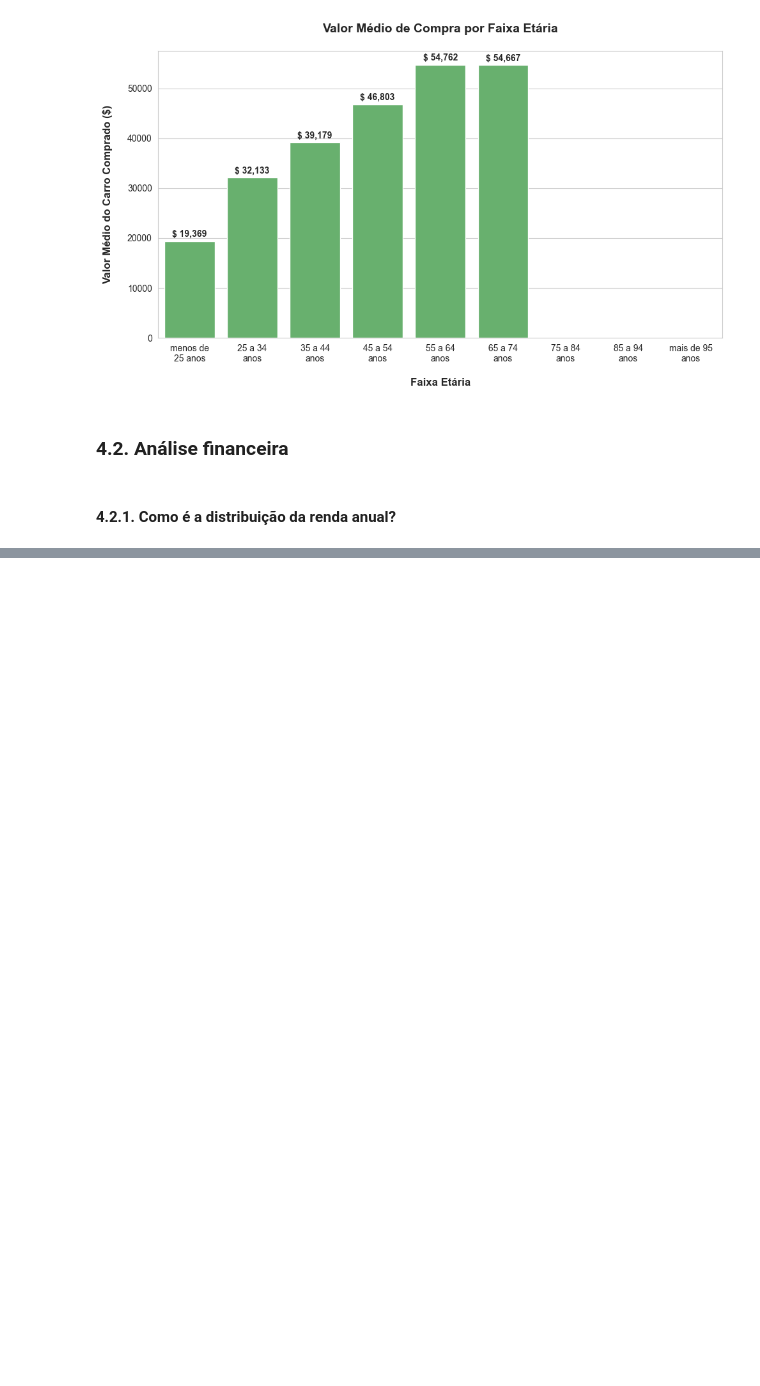
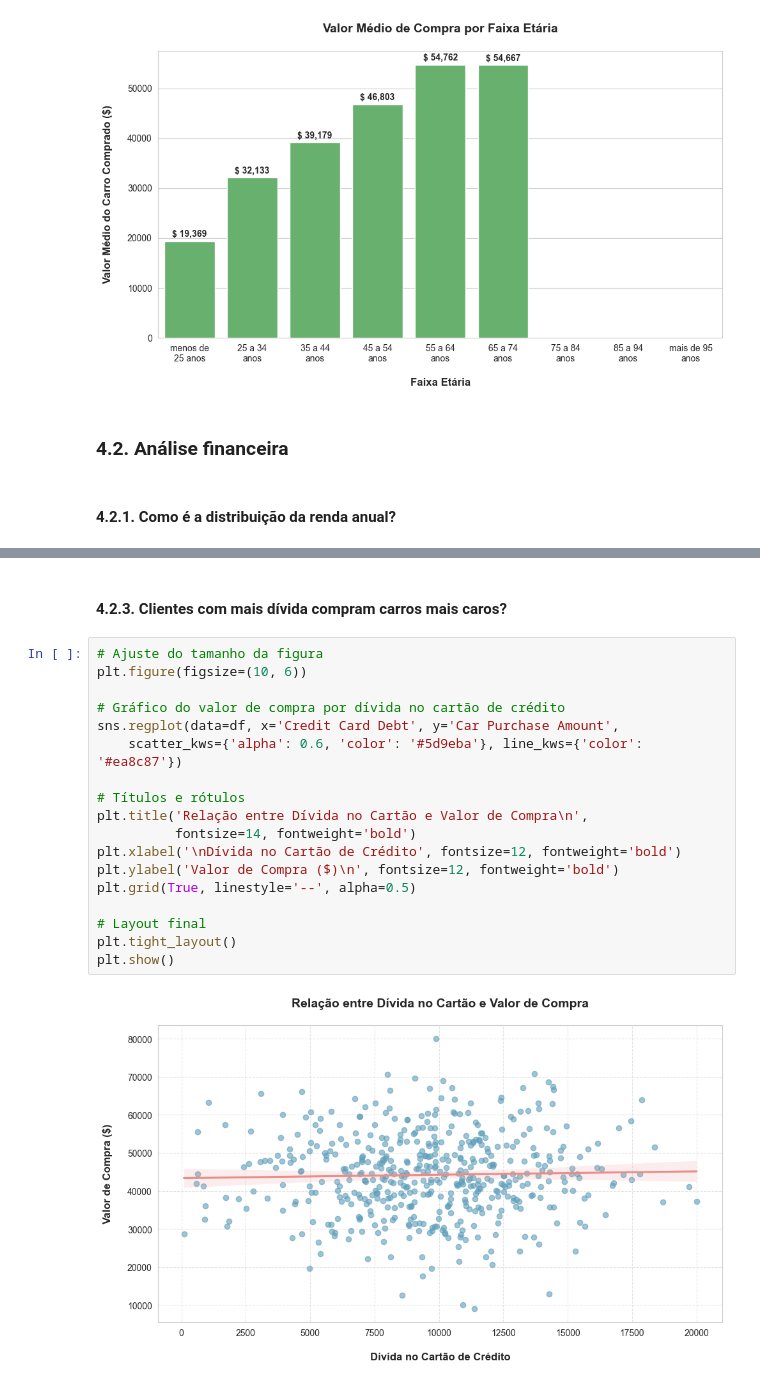
Before and after one commit to emso-exe/Compra_de_carro, a Jupyter notebook: 000_analise_exploratoria.ipynb, the cells around one changed output, grey strips where cells are left out. Saved outputs shown, nothing was run; the diff lists cells and outputs as text; blank space fills up the shorter version.

```diff
--- a/000_analise_exploratoria.ipynb
+++ b/000_analise_exploratoria.ipynb
@@ -539,0 +586,22 @@ plt.show()
+# %% [markdown]
+#### 4.2.3. Clientes com mais dívida compram carros mais caros?
+# %%
+# Ajuste do tamanho da figura
+plt.figure(figsize=(10, 6))
+
+# Gráfico do valor de compra por dívida no cartão de crédito
+sns.regplot(data=df, x='Credit Card Debt', y='Car Purchase Amount',
+    scatter_kws={'alpha': 0.6, 'color': '#5d9eba'}, line_kws={'color': '#ea8c87'})
+
+# Títulos e rótulos
+plt.title('Relação entre Dívida no Cartão e Valor de Compra\n',
+          fontsize=14, fontweight='bold')
+plt.xlabel('\nDívida no Cartão de Crédito', fontsize=12, fontweight='bold')
+plt.ylabel('Valor de Compra ($)\n', fontsize=12, fontweight='bold')
+plt.grid(True, linestyle='--', alpha=0.5)
+
+# Layout final
+plt.tight_layout()
+plt.show()
+# %% [output]
+[figure, added]
```
Also changed, not shown: parts of 14 cells of this notebook.
